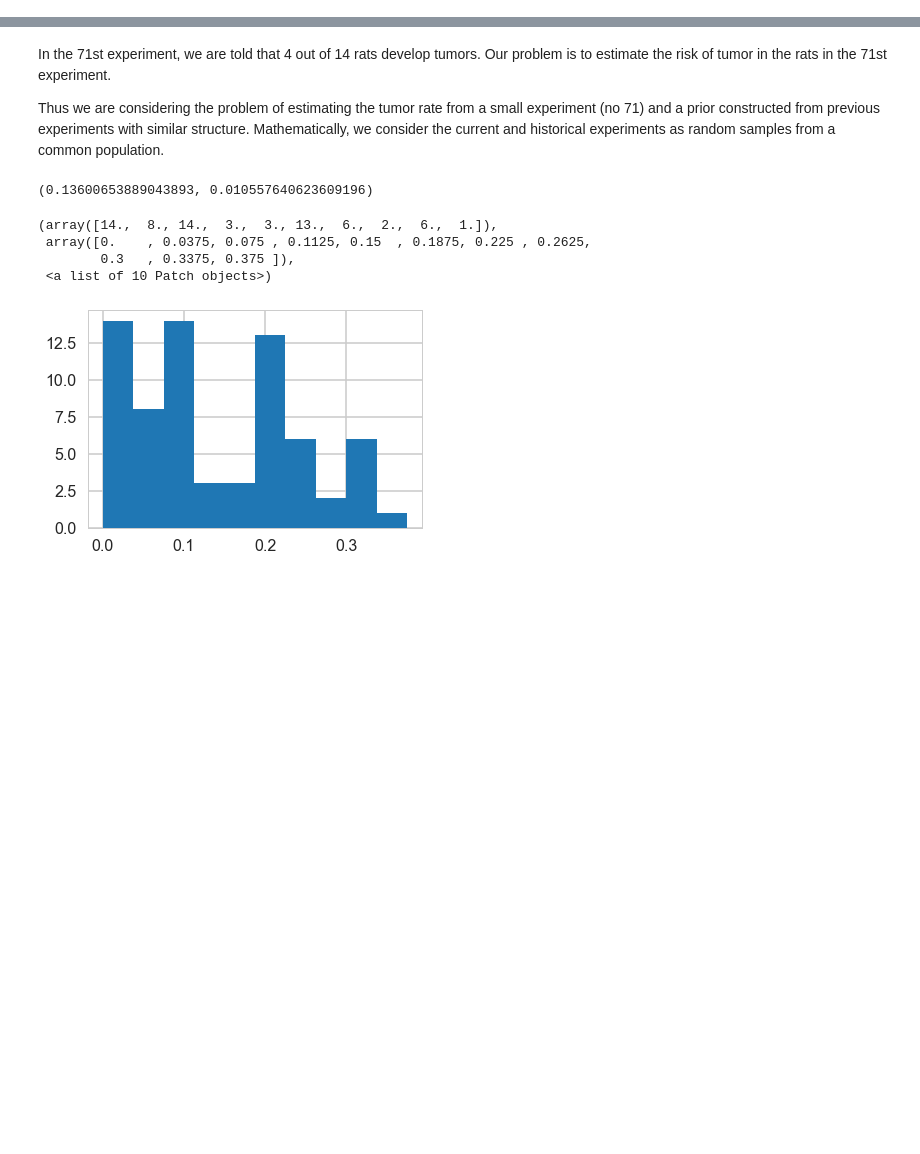
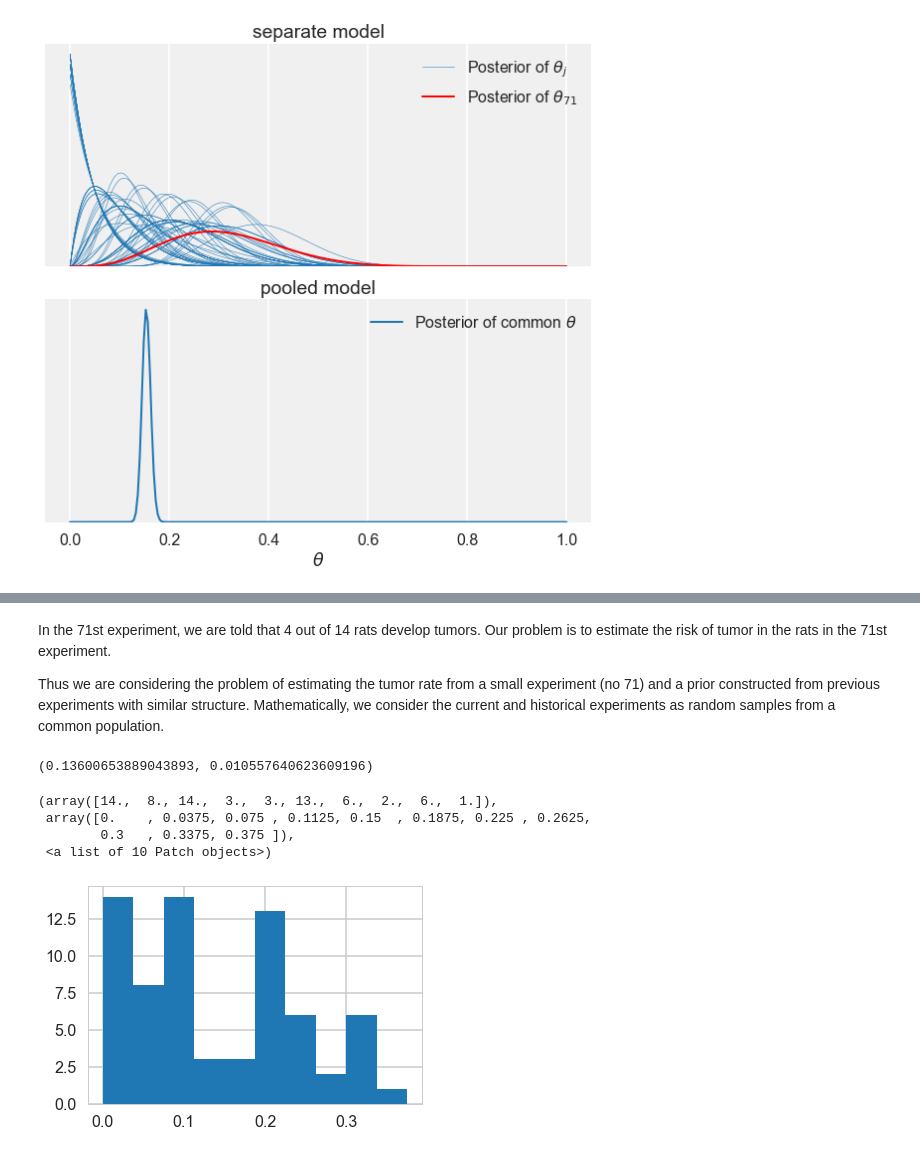
Before and after one commit to totucuong/bayes_data_analysis, a Jupyter notebook: notebooks/theory/multilevel_model.ipynb, the cells around one changed output, grey strips where cells are left out. Drawn from its saved outputs; the diff is of its cells as text; code cells hidden in the pictures; blank space fills up the shorter version.

Commit message:
update hierarhical model

```diff
--- a/notebooks/theory/multilevel_model.ipynb
+++ b/notebooks/theory/multilevel_model.ipynb
@@ -0,0 +69,59 @@
+# %%
+# rat data (BDA3, p. 102)
+y = np.array([
+     0,  0,  0,  0,  0,  0,  0,  0,  0,  0,  0,  0,  0,  0,  1,  1,  1,
+     1,  1,  1,  1,  1,  2,  2,  2,  2,  2,  2,  2,  2,  2,  1,  5,  2,
+     5,  3,  2,  7,  7,  3,  3,  2,  9, 10,  4,  4,  4,  4,  4,  4,  4,
+    10,  4,  4,  4,  5, 11, 12,  5,  5,  6,  5,  6,  6,  6,  6, 16, 15,
+    15,  9,  4
+])
+n = np.array([
+    20, 20, 20, 20, 20, 20, 20, 19, 19, 19, 19, 18, 18, 17, 20, 20, 20,
+    20, 19, 19, 18, 18, 25, 24, 23, 20, 20, 20, 20, 20, 20, 10, 49, 19,
+    46, 27, 17, 49, 47, 20, 20, 13, 48, 50, 20, 20, 20, 20, 20, 20, 20,
+    48, 19, 19, 19, 22, 46, 49, 20, 20, 23, 19, 22, 20, 20, 20, 52, 46,
+    47, 24, 14
+])
+M = len(y)
+# %%
+# plot the separate and pooled models
+fig, axes = plt.subplots(2, 1, sharex=True, figsize=(8, 8))
+x = np.linspace(0, 1, 250)
+
+# separate
+ax = axes[0]
+lines = ax.plot(
+    x,
+    beta.pdf(x[:,None], y + 1, n - y + 1),
+    color='C0',
+    linewidth=0.5
+)
+# highlight the last line
+lines[-1].set_linewidth(2)
+lines[-1].set_color('r')
+ax.legend(
+    (lines[0], lines[-1]),
+    (r'Posterior of $\theta_j$',
+     r'Posterior of $\theta_{71}$')
+)
+ax.set_ylim((0, ax.set_ylim()[1]))  # set y base to zero
+ax.set_yticks(())
+ax.set_title('separate model')
+
+# pooled
+ax = axes[1]
+ax.plot(
+    x,
+    beta.pdf(x, y.sum() + 1, n.sum() - y.sum() + 1),
+    linewidth=2,
+    label=(r'Posterior of common $\theta$')
+)
+ax.legend()
+ax.set_ylim((0, ax.set_ylim()[1]))  # set y base to zero
+ax.set_yticks(())
+ax.set_xlabel(r'$\theta$')
+ax.set_title('pooled model')
+
+fig.tight_layout()
+# %% [output]
+[figure, added]
```
Also changed, not shown: parts of 19 cells of this notebook.
